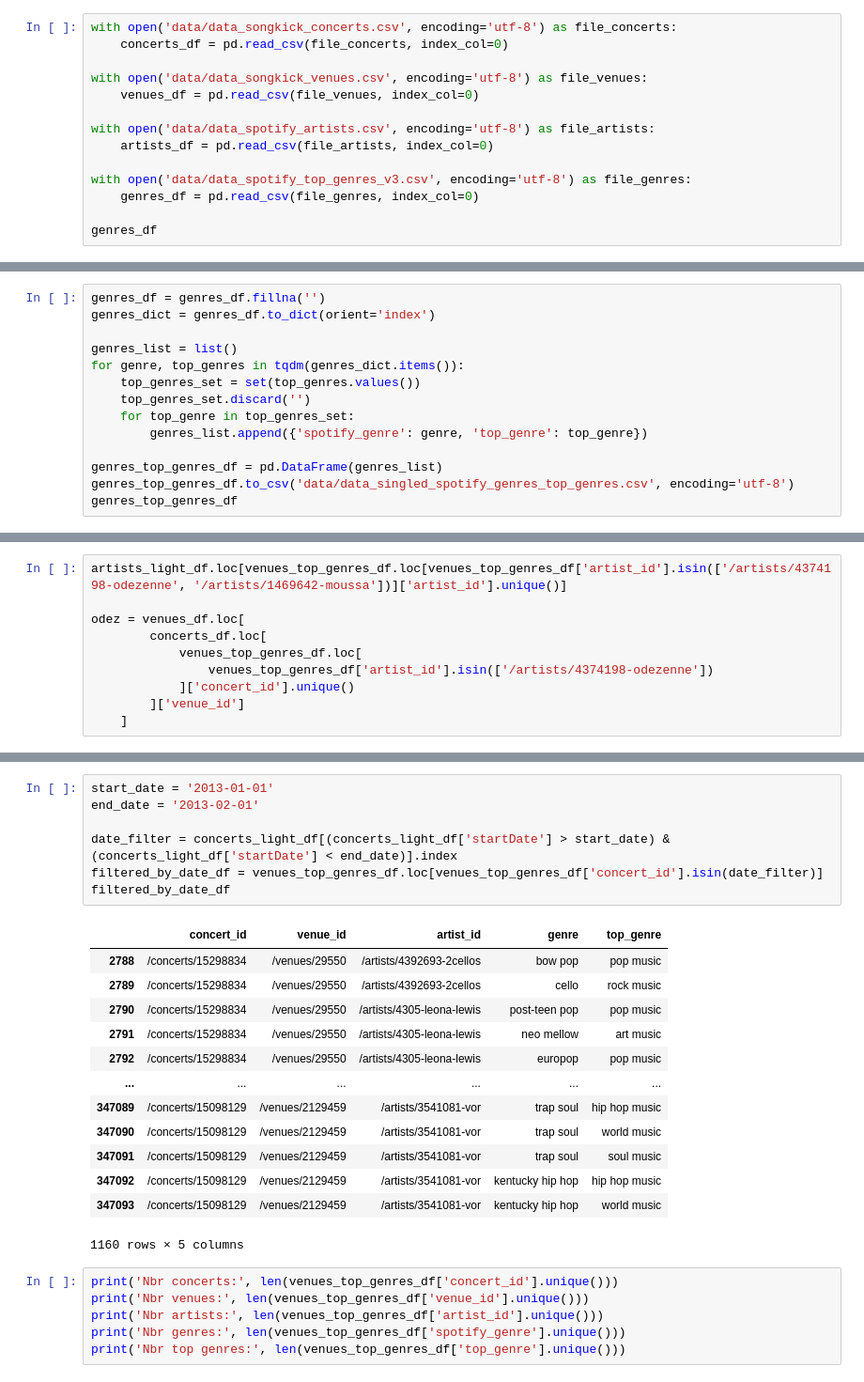
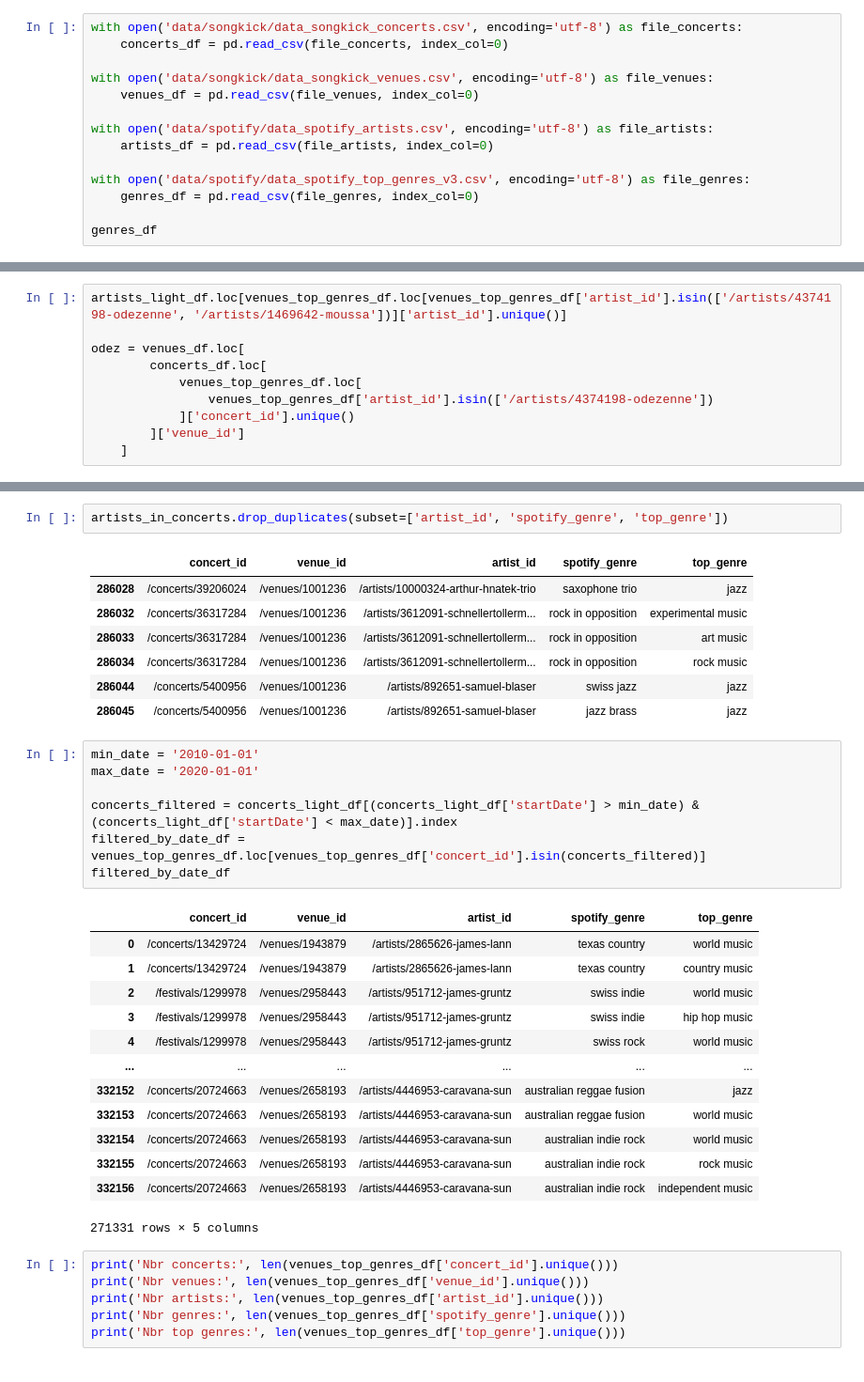
Before and after one commit to cyrillegc/thesis-redux, a Jupyter notebook: data_cleaning.ipynb, the cells around one changed output, grey strips where cells are left out. Shown at 94% size. Cells and saved outputs as stored; diff of their text form.

```diff
--- a/data_cleaning.ipynb
+++ b/data_cleaning.ipynb
@@ -5,14 +6,14 @@ import numpy as np
 # %%
-with open('data/data_songkick_concerts.csv', encoding='utf-8') as file_concerts:
+with open('data/songkick/data_songkick_concerts.csv', encoding='utf-8') as file_concerts:
     concerts_df = pd.read_csv(file_concerts, index_col=0)
 
-with open('data/data_songkick_venues.csv', encoding='utf-8') as file_venues:
+with open('data/songkick/data_songkick_venues.csv', encoding='utf-8') as file_venues:
     venues_df = pd.read_csv(file_venues, index_col=0)
 
-with open('data/data_spotify_artists.csv', encoding='utf-8') as file_artists:
+with open('data/spotify/data_spotify_artists.csv', encoding='utf-8') as file_artists:
     artists_df = pd.read_csv(file_artists, index_col=0)
 
-with open('data/data_spotify_top_genres_v3.csv', encoding='utf-8') as file_genres:
+with open('data/spotify/data_spotify_top_genres_v3.csv', encoding='utf-8') as file_genres:
     genres_df = pd.read_csv(file_genres, index_col=0)
 
 genres_df
@@ -149,17 +150,3 @@ artists_genres_df
 | 48831 | /artists/9573874-belize-it | milan indie |
 | 48832 | /artists/5427898-heymoonshaker | beatboxing |
 48833 rows × 2 columns
-# %%
-genres_df = genres_df.fillna('')
-genres_dict = genres_df.to_dict(orient='index')
-
-genres_list = list()
-for genre, top_genres in tqdm(genres_dict.items()):
-    top_genres_set = set(top_genres.values())
-    top_genres_set.discard('')
-    for top_genre in top_genres_set:
-        genres_list.append({'spotify_genre': genre, 'top_genre': top_genre})
-
-genres_top_genres_df = pd.DataFrame(genres_list)
-genres_top_genres_df.to_csv('data/data_singled_spotify_genres_top_genres.csv', encoding='utf-8')
-genres_top_genres_df
@@ -291,24 +268,34 @@ odez
+# %%
+artists_in_concerts.drop_duplicates(subset=['artist_id', 'spotify_genre', 'top_genre'])
+# %% [output]
+|  | concert_id | venue_id | artist_id | spotify_genre | top_genre |
+| 286028 | /concerts/39206024 | /venues/1001236 | /artists/10000324-arthur-hnatek-trio | saxophone trio | jazz |
+| 286032 | /concerts/36317284 | /venues/1001236 | /artists/3612091-schnellertollerm... | rock in opposition | experimental music |
+| 286033 | /concerts/36317284 | /venues/1001236 | /artists/3612091-schnellertollerm... | rock in opposition | art music |
+| 286034 | /concerts/36317284 | /venues/1001236 | /artists/3612091-schnellertollerm... | rock in opposition | rock music |
+| 286044 | /concerts/5400956 | /venues/1001236 | /artists/892651-samuel-blaser | swiss jazz | jazz |
+| 286045 | /concerts/5400956 | /venues/1001236 | /artists/892651-samuel-blaser | jazz brass | jazz |
 # %%
-start_date = '2013-01-01'
-end_date = '2013-02-01'
+min_date = '2010-01-01'
+max_date = '2020-01-01'
 
-date_filter = concerts_light_df[(concerts_light_df['startDate'] > start_date) & (concerts_light_df['startDate'] < end_date)].index
-filtered_by_date_df = venues_top_genres_df.loc[venues_top_genres_df['concert_id'].isin(date_filter)]
+concerts_filtered = concerts_light_df[(concerts_light_df['startDate'] > min_date) & (concerts_light_df['startDate'] < max_date)].index
+filtered_by_date_df = venues_top_genres_df.loc[venues_top_genres_df['concert_id'].isin(concerts_filtered)]
 filtered_by_date_df
 # %% [output]
-|  | concert_id | venue_id | artist_id | genre | top_genre |
-| 2788 | /concerts/15298834 | /venues/29550 | /artists/4392693-2cellos | bow pop | pop music |
-| 2789 | /concerts/15298834 | /venues/29550 | /artists/4392693-2cellos | cello | rock music |
-| 2790 | /concerts/15298834 | /venues/29550 | /artists/4305-leona-lewis | post-teen pop | pop music |
-| 2791 | /concerts/15298834 | /venues/29550 | /artists/4305-leona-lewis | neo mellow | art music |
-| 2792 | /concerts/15298834 | /venues/29550 | /artists/4305-leona-lewis | europop | pop music |
+|  | concert_id | venue_id | artist_id | spotify_genre | top_genre |
+| 0 | /concerts/13429724 | /venues/1943879 | /artists/2865626-james-lann | texas country | world music |
+| 1 | /concerts/13429724 | /venues/1943879 | /artists/2865626-james-lann | texas country | country music |
+| 2 | /festivals/1299978 | /venues/2958443 | /artists/951712-james-gruntz | swiss indie | world music |
+| 3 | /festivals/1299978 | /venues/2958443 | /artists/951712-james-gruntz | swiss indie | hip hop music |
+| 4 | /festivals/1299978 | /venues/2958443 | /artists/951712-james-gruntz | swiss rock | world music |
 | ... | ... | ... | ... | ... | ... |
-| 347089 | /concerts/15098129 | /venues/2129459 | /artists/3541081-vor | trap soul | hip hop music |
-| 347090 | /concerts/15098129 | /venues/2129459 | /artists/3541081-vor | trap soul | world music |
-| 347091 | /concerts/15098129 | /venues/2129459 | /artists/3541081-vor | trap soul | soul music |
-| 347092 | /concerts/15098129 | /venues/2129459 | /artists/3541081-vor | kentucky hip hop | hip hop music |
-| 347093 | /concerts/15098129 | /venues/2129459 | /artists/3541081-vor | kentucky hip hop | world music |
+| 332152 | /concerts/20724663 | /venues/2658193 | /artists/4446953-caravana-sun | australian reggae fusion | jazz |
+| 332153 | /concerts/20724663 | /venues/2658193 | /artists/4446953-caravana-sun | australian reggae fusion | world music |
+| 332154 | /concerts/20724663 | /venues/2658193 | /artists/4446953-caravana-sun | australian indie rock | world music |
+| 332155 | /concerts/20724663 | /venues/2658193 | /artists/4446953-caravana-sun | australian indie rock | rock music |
+| 332156 | /concerts/20724663 | /venues/2658193 | /artists/4446953-caravana-sun | australian indie rock | independent music |
-1160 rows × 5 columns
+271331 rows × 5 columns
 # %%
 print('Nbr concerts:', len(venues_top_genres_df['concert_id'].unique()))
 print('Nbr venues:', len(venues_top_genres_df['venue_id'].unique()))
```
Also changed, not shown: parts of 17 cells of this notebook, 8 other files.
